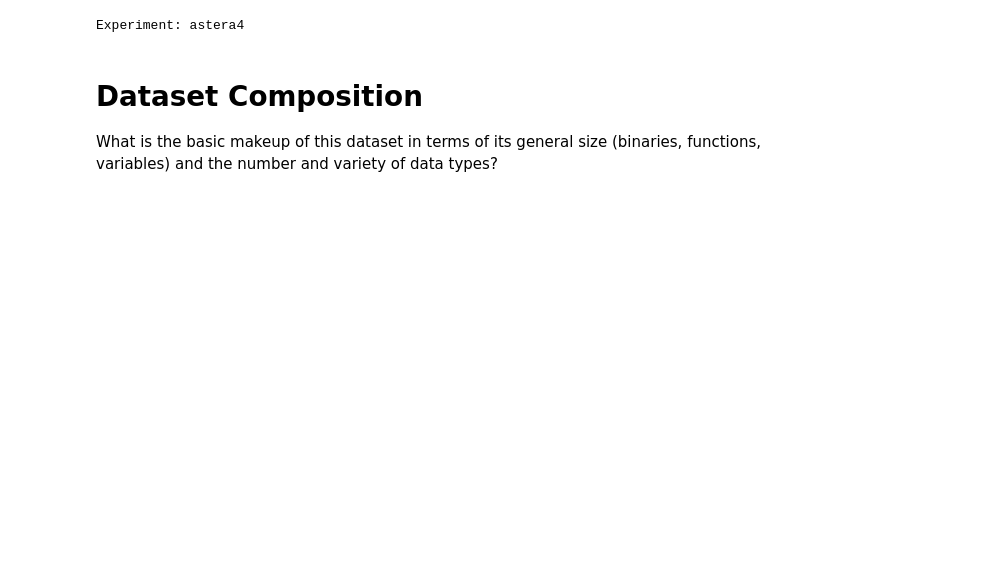
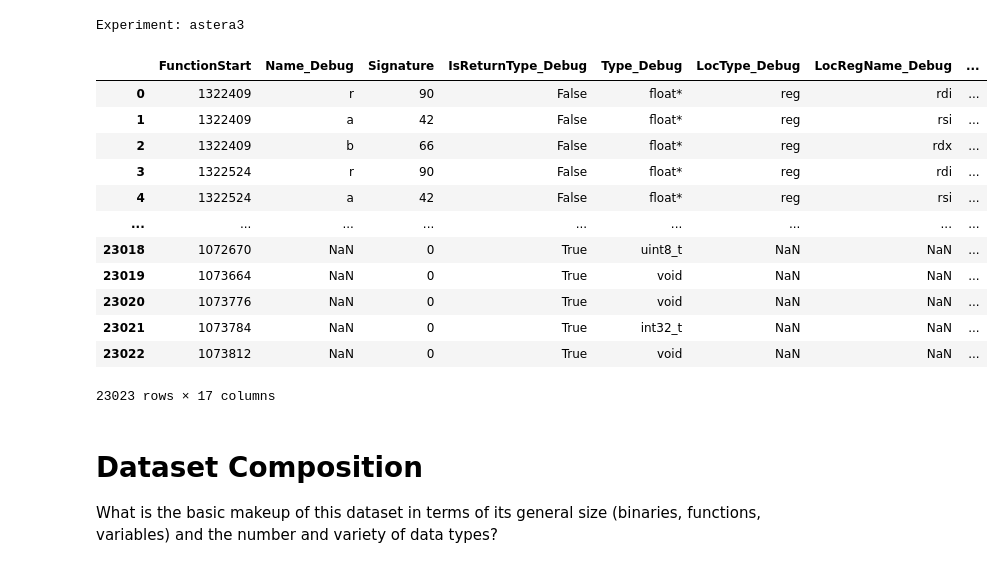
Before and after one commit to lasserre/datatype-recovery-experiments, a Jupyter notebook: notebooks/characterize_dataset.ipynb, the cells around one changed output. Drawn from its saved outputs; the diff is of its cells as text; code cells hidden in the pictures; blank space fills up the shorter version.

```diff
--- a/notebooks/characterize_dataset.ipynb
+++ b/notebooks/characterize_dataset.ipynb
@@ -2,6 +2,8 @@
 import os
 import pandas as pd
 from pathlib import Path
+from rich.console import Console
+from rich.table import Table
 
 # Execute this notebook headlessly using something like:
 #
@@ -11,12 +13,8 @@ from pathlib import Path
 # MANUAL_EXP_FOLDER = Path.home()/'test_builds'/'coreutils.exp'
 # MANUAL_EXP_FOLDER = Path.home()/'test_builds'/'astera4.exp'
 # MANUAL_EXP_FOLDER = Path.home()/'test_builds'/'astera_Og.exp'
-MANUAL_EXP_FOLDER = Path.home()/'test_builds'/'astera_O1.exp'
-
-##############################################################################################
-# TODO: (if it ends up mattering), go through and APPLY the expected/correct x64 Linux calling
-# convention (sysv_abi) for any binaries compiled with -O0
-##############################################################################################
+# MANUAL_EXP_FOLDER = Path.home()/'test_builds'/'astera_O1.exp'
+MANUAL_EXP_FOLDER = Path.home()/'test_builds'/'astera3.exp'
 
 # take the env-var-specified experiment if present
 EXP_FOLDER = Path(os.environ['EXP_FOLDER']) if 'EXP_FOLDER' in os.environ else MANUAL_EXP_FOLDER
@@ -47,4 +55,4 @@ locals_csv = run_folder/'locals.csv'
 funcs_csv = run_folder/'functions.csv'
 params_csv = run_folder/'function_params.csv'
 # %% [output]
-Experiment: astera4
+Experiment: astera3
@@ -51 +65,23 @@ Experiment: astera4
+# %%
+# read in dataframes
+binaries_df = pd.read_csv(binaries_csv)
+locals_df = pd.read_csv(locals_csv)
+funcs_df = pd.read_csv(funcs_csv)
+params_df = pd.read_csv(params_csv)
+(params_df.IsReturnType_Debug == params_df.IsReturnType_Strip).all()
+params_df
+# %% [output]
+|  | FunctionStart | Name_Debug | Signature | IsReturnType_Debug | Type_Debug | LocType_Debug | LocRegName_Debug | ... |
+| 0 | 1322409 | r | 90 | False | float* | reg | rdi | ... |
+| 1 | 1322409 | a | 42 | False | float* | reg | rsi | ... |
+| 2 | 1322409 | b | 66 | False | float* | reg | rdx | ... |
+| 3 | 1322524 | r | 90 | False | float* | reg | rdi | ... |
+| 4 | 1322524 | a | 42 | False | float* | reg | rsi | ... |
+| ... | ... | ... | ... | ... | ... | ... | ... | ... |
+| 23018 | 1072670 | NaN | 0 | True | uint8_t | NaN | NaN | ... |
+| 23019 | 1073664 | NaN | 0 | True | void | NaN | NaN | ... |
+| 23020 | 1073776 | NaN | 0 | True | void | NaN | NaN | ... |
+| 23021 | 1073784 | NaN | 0 | True | int32_t | NaN | NaN | ... |
+| 23022 | 1073812 | NaN | 0 | True | void | NaN | NaN | ... |
+23023 rows × 17 columns
 # %%
```
Also changed, not shown: parts of 25 cells of this notebook, 2 other files.
